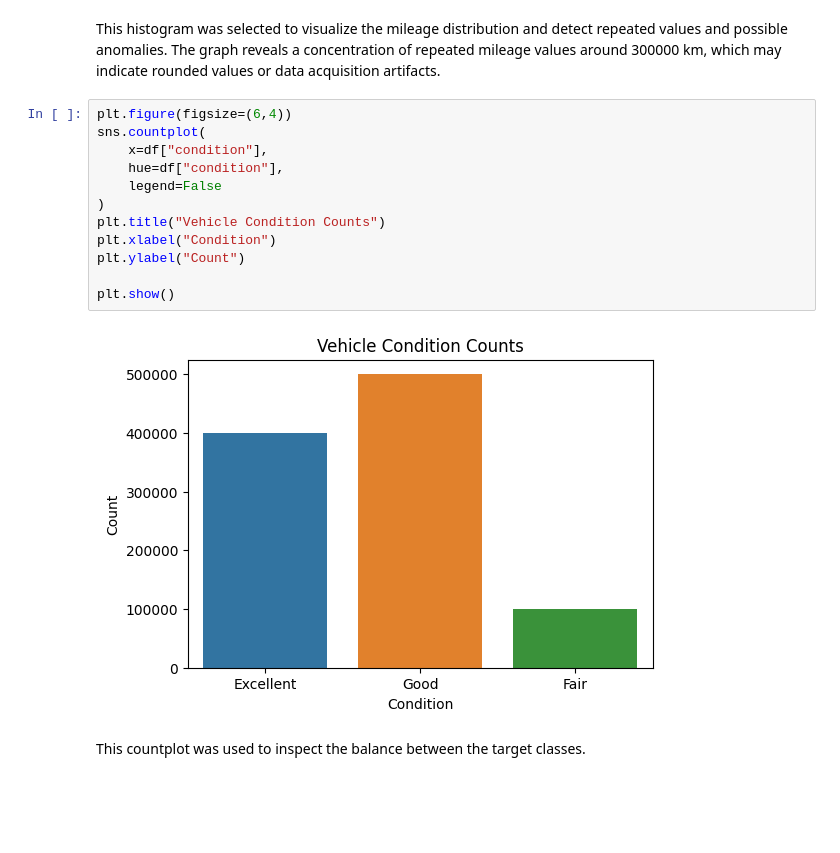
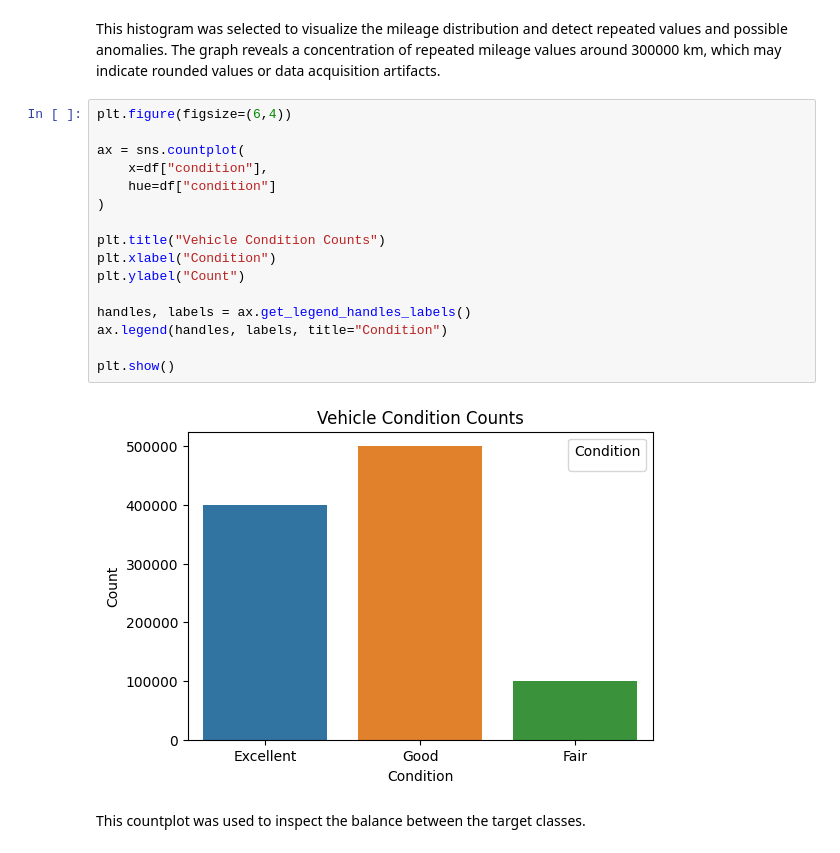
Before and after one commit to malak-re3/MACHINE-LEARNING-EX1, a Jupyter notebook: assignment1 (2).ipynb, the cells around one changed output. Saved outputs shown, nothing was run; the diff lists cells and outputs as text; blank space fills up the shorter version.

```diff
--- a/assignment1 (2).ipynb
+++ b/assignment1 (2).ipynb
@@ -814,18 +814,22 @@ The graph reveals a concentration of repeated mileage values around 300000 km,
 which may indicate rounded values or data acquisition artifacts.
 # %%
 plt.figure(figsize=(6,4))
-sns.countplot(
+
+ax = sns.countplot(
     x=df["condition"],
-    hue=df["condition"],
-    legend=False
+    hue=df["condition"]
 )
+
 plt.title("Vehicle Condition Counts")
 plt.xlabel("Condition")
 plt.ylabel("Count")
 
+handles, labels = ax.get_legend_handles_labels()
+ax.legend(handles, labels, title="Condition")
+
 plt.show()
 # %% [output]
-[figure, old version]
+[figure, new version]
 # %% [markdown]
 This countplot was used to inspect the balance between the target classes.
 # %%
```
Also changed, not shown: parts of 2 cells of this notebook.
